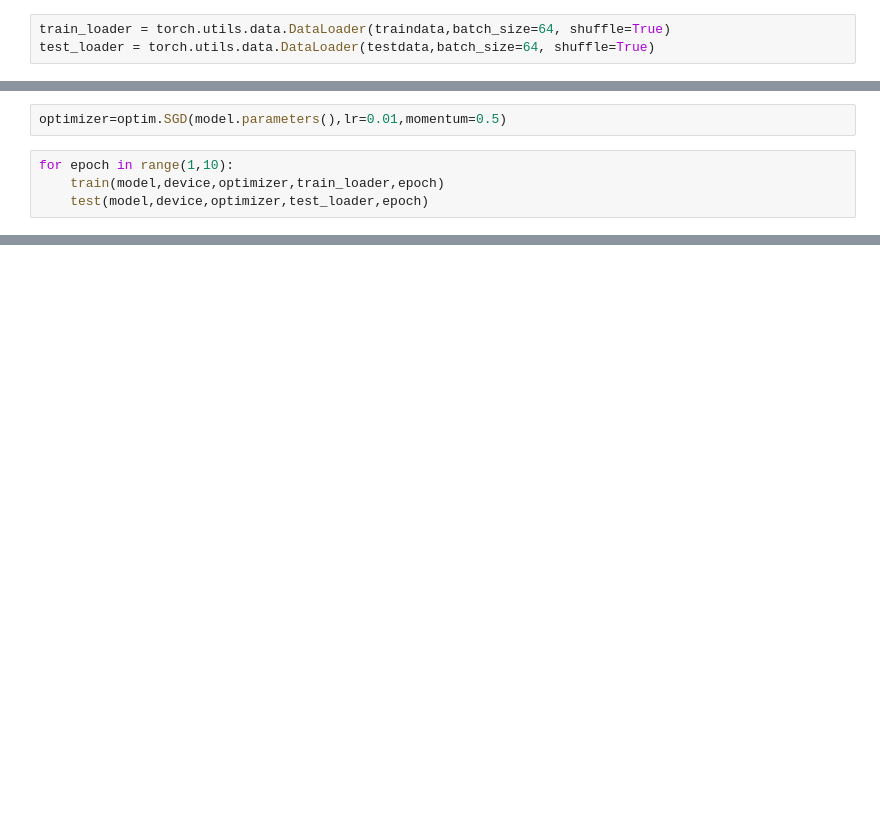
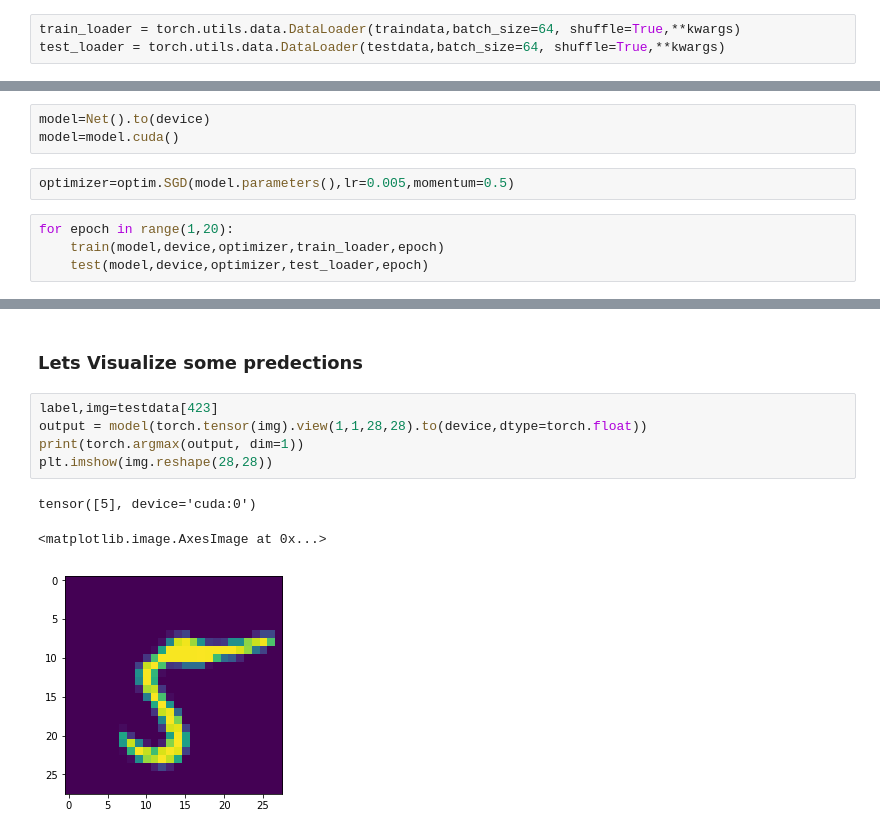
Before and after one commit to HemaZ/MNIST, a Jupyter notebook: pytorch_mnist.ipynb, the cells around one changed output, grey strips where cells are left out. Drawn from its saved outputs; the diff is of its cells as text; blank space fills up the shorter version.

```diff
--- a/pytorch_mnist.ipynb
+++ b/pytorch_mnist.ipynb
@@ -91,3 +91,3 @@ plt.imshow(img.reshape(28,28))
 # %%
-train_loader = torch.utils.data.DataLoader(traindata,batch_size=64, shuffle=True)
-test_loader = torch.utils.data.DataLoader(testdata,batch_size=64, shuffle=True)
+train_loader = torch.utils.data.DataLoader(traindata,batch_size=64, shuffle=True,**kwargs)
+test_loader = torch.utils.data.DataLoader(testdata,batch_size=64, shuffle=True,**kwargs)
@@ -102,7 +94,10 @@ True
+# %%
+model=Net().to(device)
+model=model.cuda()
 # %%
-optimizer=optim.SGD(model.parameters(),lr=0.01,momentum=0.5)
+optimizer=optim.SGD(model.parameters(),lr=0.005,momentum=0.5)
 # %%
-for epoch in range(1,10):
+for epoch in range(1,20):
     train(model,device,optimizer,train_loader,epoch)
     test(model,device,optimizer,test_loader,epoch)
 # %% [output]
@@ -109,0 +121,11 @@ RuntimeError: Input type (torch.cuda.DoubleTensor) and weight type (torch.cuda.F
+# %% [markdown]
+### Lets Visualize some predections
+# %%
+label,img=testdata[423]
+output = model(torch.tensor(img).view(1,1,28,28).to(device,dtype=torch.float))
+print(torch.argmax(output, dim=1))
+plt.imshow(img.reshape(28,28))
+# %% [output]
+tensor([5], device='cuda:0')
+<matplotlib.image.AxesImage at 0x...>
+[figure, added]
```
Also changed, not shown: parts of 12 cells of this notebook, 2 other files.
